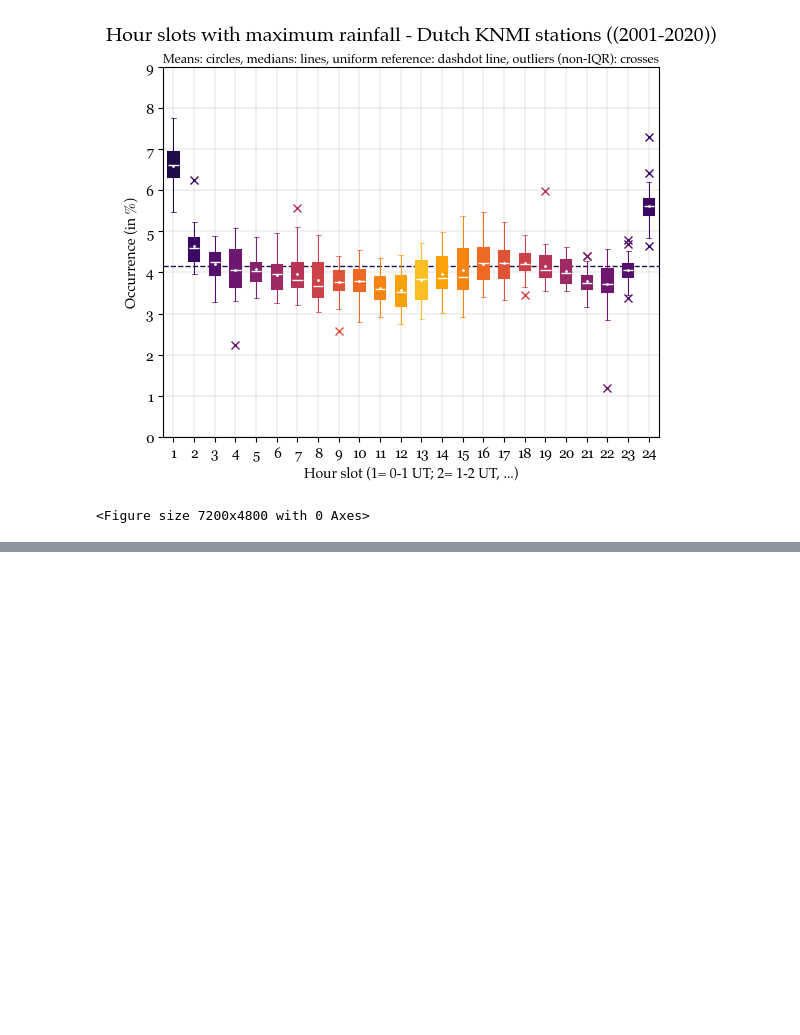
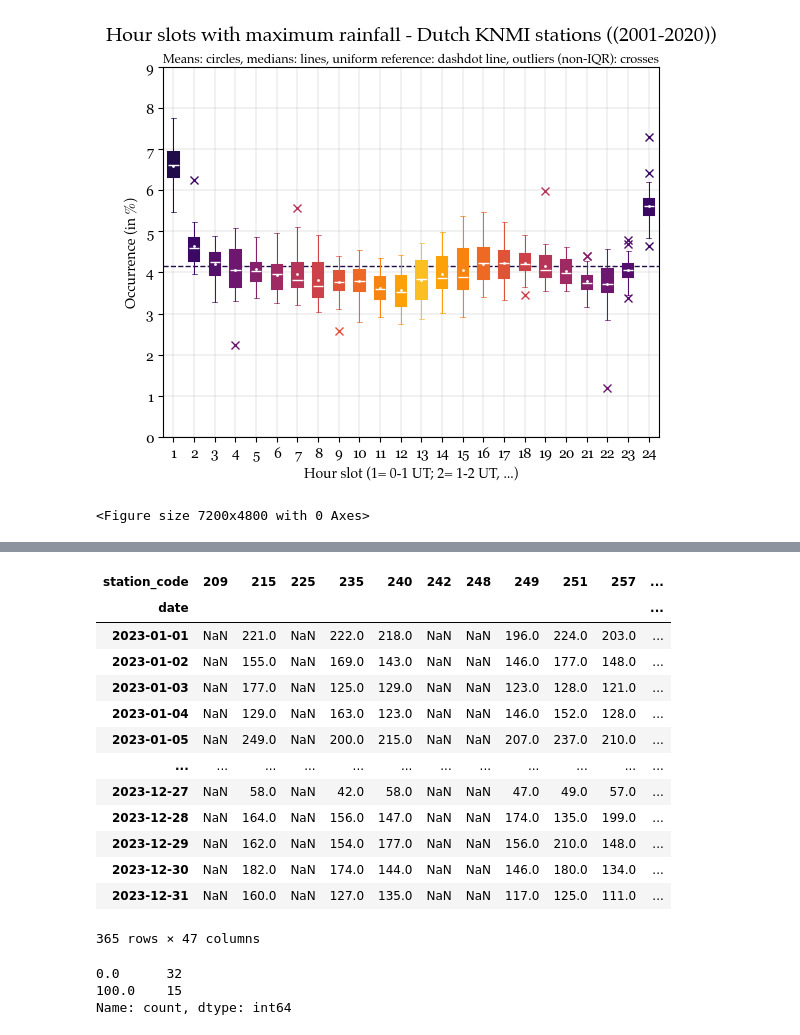
Before and after one commit to tomrooijakkers/data-science-portfolio, a Jupyter notebook: knmi-weather/02-knmi_data_visualization.ipynb, the cells around one changed output, grey strips where cells are left out. Drawn from its saved outputs; the diff is of its cells as text; code cells hidden in the pictures; blank space fills up the shorter version.

```diff
--- a/knmi-weather/02-knmi_data_visualization.ipynb
+++ b/knmi-weather/02-knmi_data_visualization.ipynb
@@ -596,0 +602,15 @@ plt.show()
+# %%
+YEAR = 2023
+
+# Set start and end dates (inclusive) for data retrieval
+start_date = datetime.date(YEAR, 1, 1)
+end_date = datetime.date(YEAR, 12, 31)
+
+# Optional: uncomment below to make end_date exclusive
+# end_date -= datetime.timedelta(days=1)
+# %%
+# Get irradiance data from KNMI web script service
+df_irrad_raw = knmi_meteo_ingest.knmi_meteo_to_df(meteo_stns_list=None,
+                                                  meteo_params_list=["Q"],
+                                                  start_date=start_date,
+                                                  end_date=end_date)
@@ -596,0 +634,3 @@ plt.show()
+# %%
+# Apply transformations to clean the raw dataset
+df_irrad = knmi_meteo_transform.transform_param_values(df_irrad_raw)
@@ -596,0 +654,34 @@ plt.show()
+# %%
+# Pivot data with 'date' as index, 'stn_code' as cols
+df_irrad_pivot = (df_irrad
+                  .pivot(index="date",
+                         columns="station_code"))
+
+# Flatten pivot table to single index
+df_irrad_pivot.columns = (df_irrad_pivot.columns
+                          .get_level_values(1))
+# %%
+# Show the result
+df_irrad_pivot
+# %% [output]
+| station_code | 209 | 215 | 225 | 235 | 240 | 242 | 248 | 249 | 251 | 257 | ... |
+| date |  |  |  |  |  |  |  |  |  |  | ... |
+| 2023-01-01 | NaN | 221.0 | NaN | 222.0 | 218.0 | NaN | NaN | 196.0 | 224.0 | 203.0 | ... |
+| 2023-01-02 | NaN | 155.0 | NaN | 169.0 | 143.0 | NaN | NaN | 146.0 | 177.0 | 148.0 | ... |
+| 2023-01-03 | NaN | 177.0 | NaN | 125.0 | 129.0 | NaN | NaN | 123.0 | 128.0 | 121.0 | ... |
+| 2023-01-04 | NaN | 129.0 | NaN | 163.0 | 123.0 | NaN | NaN | 146.0 | 152.0 | 128.0 | ... |
+| 2023-01-05 | NaN | 249.0 | NaN | 200.0 | 215.0 | NaN | NaN | 207.0 | 237.0 | 210.0 | ... |
+| ... | ... | ... | ... | ... | ... | ... | ... | ... | ... | ... | ... |
+| 2023-12-27 | NaN | 58.0 | NaN | 42.0 | 58.0 | NaN | NaN | 47.0 | 49.0 | 57.0 | ... |
+| 2023-12-28 | NaN | 164.0 | NaN | 156.0 | 147.0 | NaN | NaN | 174.0 | 135.0 | 199.0 | ... |
+| 2023-12-29 | NaN | 162.0 | NaN | 154.0 | 177.0 | NaN | NaN | 156.0 | 210.0 | 148.0 | ... |
+| 2023-12-30 | NaN | 182.0 | NaN | 174.0 | 144.0 | NaN | NaN | 146.0 | 180.0 | 134.0 | ... |
+| 2023-12-31 | NaN | 160.0 | NaN | 127.0 | 135.0 | NaN | NaN | 117.0 | 125.0 | 111.0 | ... |
+365 rows × 47 columns
+# %%
+# Show counts of % of missing data for the stations
+(df_irrad_pivot.isnull().mean() * 100).value_counts()
+# %% [output]
+0.0      32
+100.0    15
+Name: count, dtype: int64
```
Also changed, not shown: parts of 25 cells of this notebook, 3 other files.
